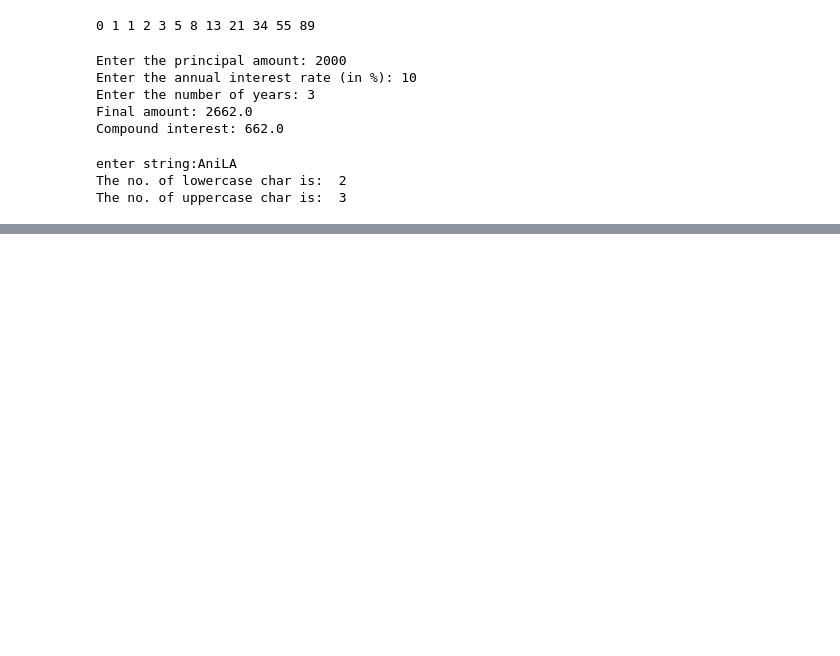
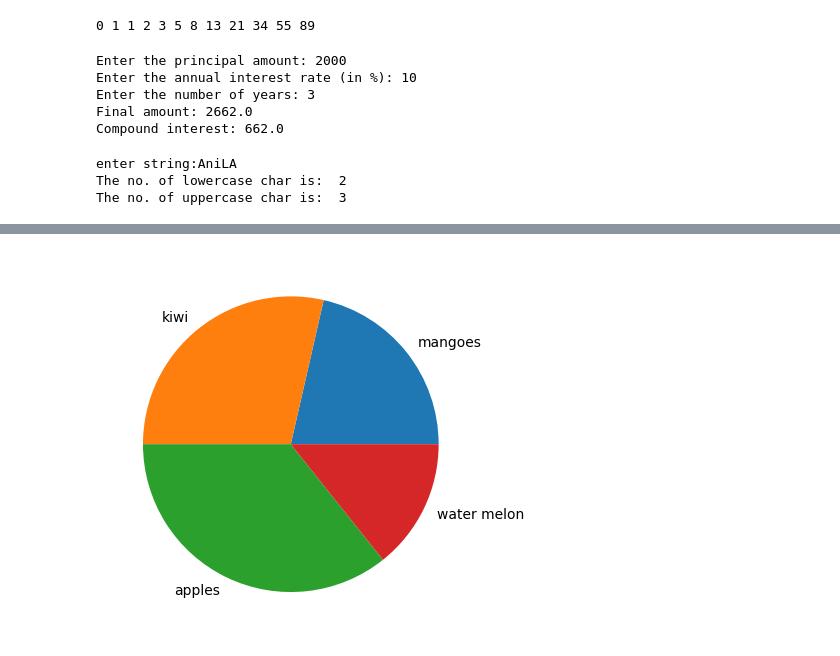
Before and after one commit to Anilamadhanu/Software-Engineering, a Jupyter notebook: SE_LAB.ipynb, the cells around one changed output, grey strips where cells are left out. Saved outputs shown, nothing was run; the diff lists cells and outputs as text; code cells hidden in the pictures; blank space fills up the shorter version.

```diff
--- a/SE_LAB.ipynb
+++ b/SE_LAB.ipynb
@@ -272,0 +306,9 @@ The no. of uppercase char is:  3
+# %%
+import matplotlib.pyplot as plt
+import numpy as np
+y = np.array([30,40,50,20])
+mylabels = ["mangoes","kiwi","apples","water melon"]
+plt.pie(y, labels = mylabels)
+plt.show()
+# %% [output]
+[figure, added]
```
Also changed, not shown: parts of 4 cells of this notebook.
